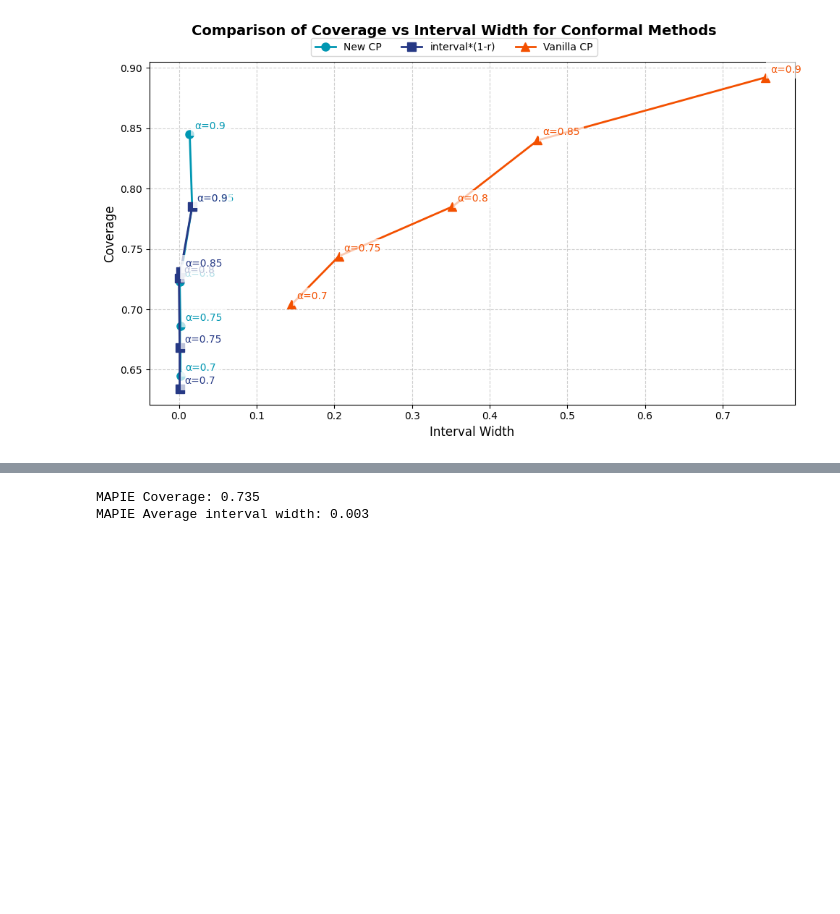
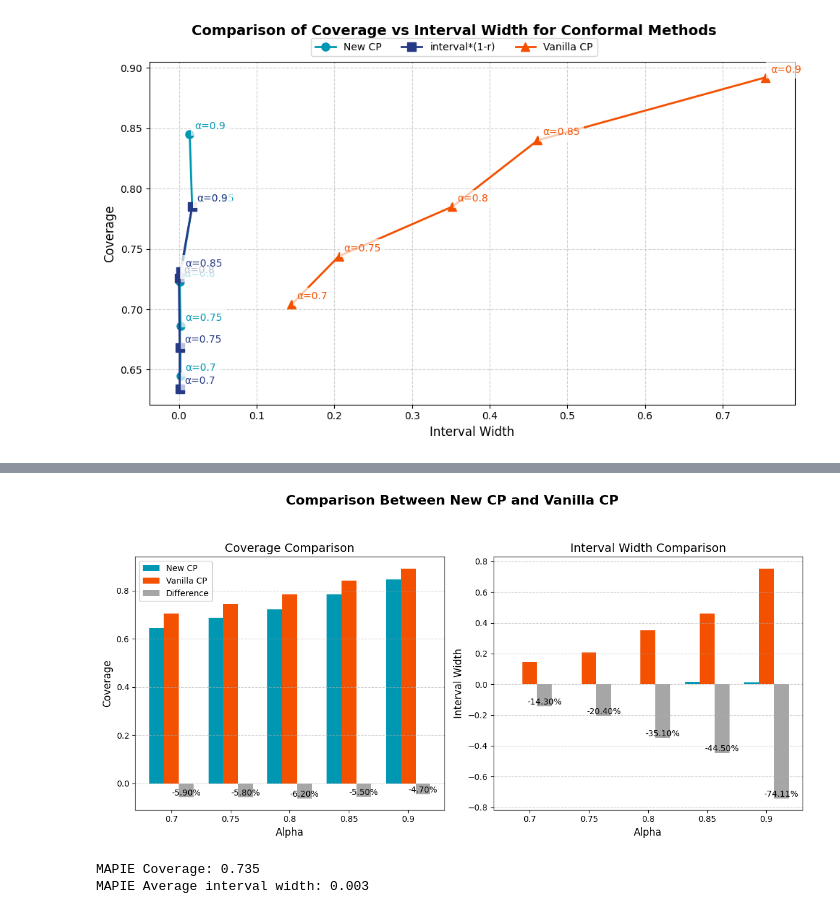
Before and after one commit to rdiazrincon/conformal_prediction_pd, a Jupyter notebook: conformal_pd_new.ipynb, the cells around one changed output, grey strips where cells are left out. Drawn from its saved outputs; the diff is of its cells as text; code cells hidden in the pictures; blank space fills up the shorter version.

```diff
--- a/conformal_pd_new.ipynb
+++ b/conformal_pd_new.ipynb
@@ -319,3 +320,45 @@ plt.show()
+# %%
+width = 0.25  # Adjusted bar width for difference bars
+x = np.arange(len(conformal_metrics_new["alpha"]))
+
+# Compute differences
+diff_coverage = np.array(conformal_metrics_new["coverage"]) - np.array(conformal_metrics_vanilla["coverage"])
+diff_interval = np.array(conformal_metrics_new["interval_width"]) - np.array(conformal_metrics_vanilla["interval_width"])
+
+fig, (ax1, ax2) = plt.subplots(1, 2, figsize=(12, 6))
+fig.suptitle('Comparison Between New CP and Vanilla CP', fontsize=16, weight='bold')
+
+# Coverage Comparison
+ax1.bar(x - width, conformal_metrics_new["coverage"], width, label='New CP', color='#0097B2')
+ax1.bar(x, conformal_metrics_vanilla["coverage"], width, label='Vanilla CP', color='#F35000')
+ax1.bar(x + width, diff_coverage, width, label='Difference', color='gray', alpha=0.7)
+ax1.set_xticks(x)
+ax1.set_xticklabels(conformal_metrics_new["alpha"])
+ax1.set_xlabel('Alpha', fontsize=12)
+ax1.set_ylabel('Coverage', fontsize=12)
+ax1.set_title('Coverage Comparison', fontsize=14)
+ax1.grid(axis='y', linestyle='--', alpha=0.6)
+ax1.legend(fontsize=10)
+
+# Interval Width Comparison
+ax2.bar(x - width, conformal_metrics_new["interval_width"], width, label='New CP', color='#0097B2')
+ax2.bar(x, conformal_metrics_vanilla["interval_width"], width, label='Vanilla CP', color='#F35000')
+ax2.bar(x + width, diff_interval, width, label='Difference', color='gray', alpha=0.7)
+ax2.set_xticks(x)
+ax2.set_xticklabels(conformal_metrics_new["alpha"])
+ax2.set_xlabel('Alpha', fontsize=12)
+ax2.set_ylabel('Interval Width', fontsize=12)
+ax2.set_title('Interval Width Comparison', fontsize=14)
+ax2.grid(axis='y', linestyle='--', alpha=0.6)
+for i, (diff_cov, diff_int) in enumerate(zip(diff_coverage, diff_interval)):
+    ax1.text(x[i] + width, diff_cov, f'{diff_cov:.2%}', ha='center', va='bottom', fontsize=10)
+    ax2.text(x[i] + width, diff_int, f'{diff_int:.2%}', ha='center', va='bottom', fontsize=10)
+
+# Adjust layout and show
+plt.tight_layout(rect=[0, 0, 1, 0.93])
+plt.show()
+# %% [output]
+[figure, added]
 # %%
 def conformal_prediction_zero_inflated_mapie(X, y_binary, y_continuous, alpha_tilda=0.9):
     """
```
Also changed, not shown: parts of 1 cell of this notebook.
